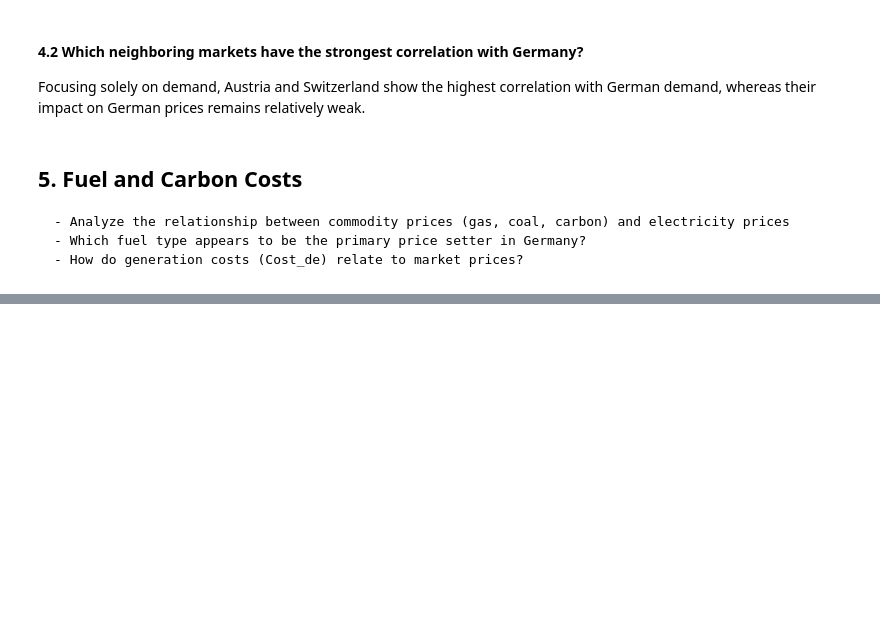
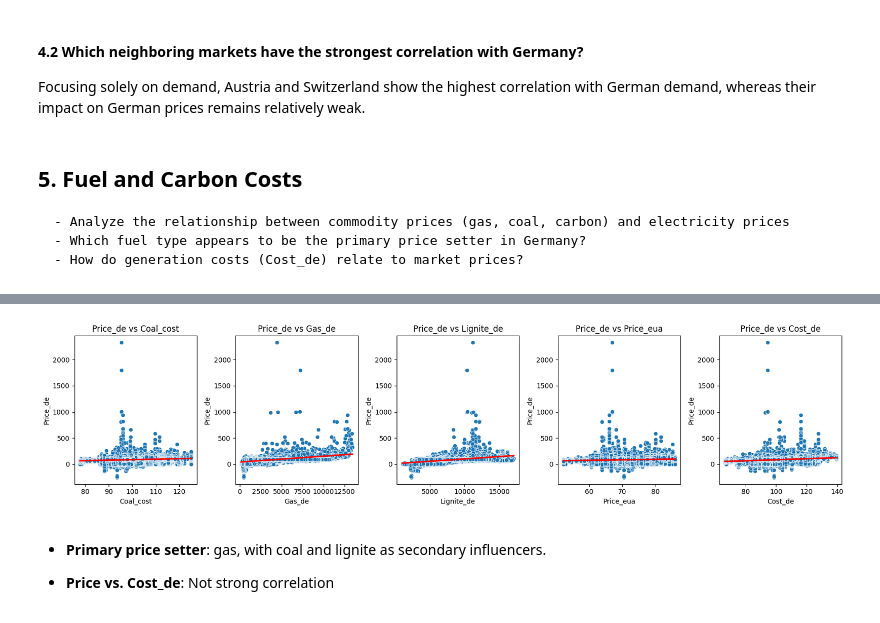
Before and after one commit to samueledelia/German_electricity_prices-assignment, a Jupyter notebook: notebook/2_Covariate_Analysis.ipynb, the cells around one changed output, grey strips where cells are left out. Cells and saved outputs as stored; diff of their text form; code cells hidden in the pictures; blank space fills up the shorter version.

```diff
--- a/notebook/2_Covariate_Analysis.ipynb
+++ b/notebook/2_Covariate_Analysis.ipynb
@@ -183,0 +198,19 @@ Focusing solely on demand, Austria and Switzerland show the highest correlation
+# %%
+plt.figure(figsize=(20, 4))
+
+for i, fuel in enumerate(de_commodities[1:]):
+    plt.subplot(1, len(de_commodities), i+1)
+    sns.scatterplot(x=fuel, y="Price_de", data=df)
+    sns.regplot(x=fuel, y="Price_de", data=df, scatter=False, line_kws={"color": "red"})
+    plt.xlabel(fuel)
+    plt.ylabel("Price_de")
+    plt.title(f"Price_de vs {fuel}")
+
+plt.tight_layout()
+plt.show()
+# %% [output]
+[figure, added]
+# %% [markdown]
+- **Primary price setter**:  gas, with coal and lignite as secondary influencers.
+
+- **Price vs. Cost_de**: Not strong correlation
```
Also changed, not shown: parts of 1 cell of this notebook, 3 other files.
